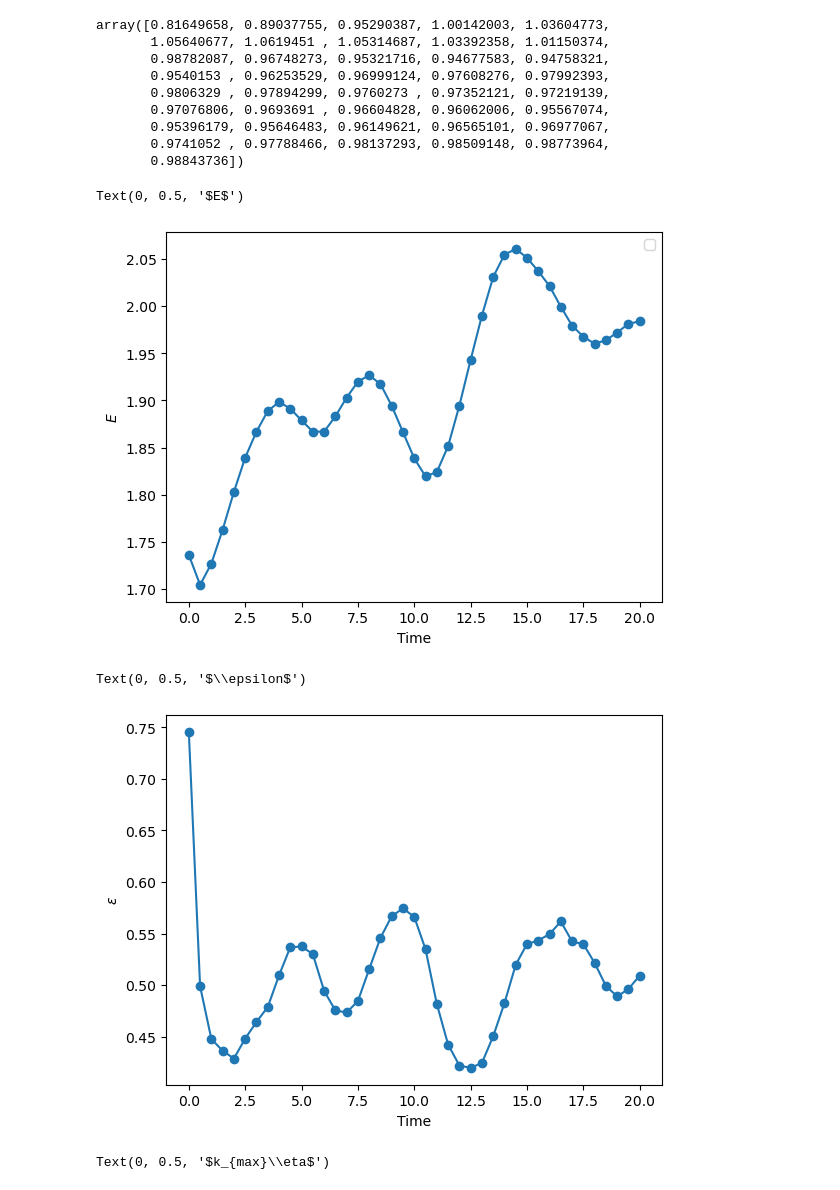
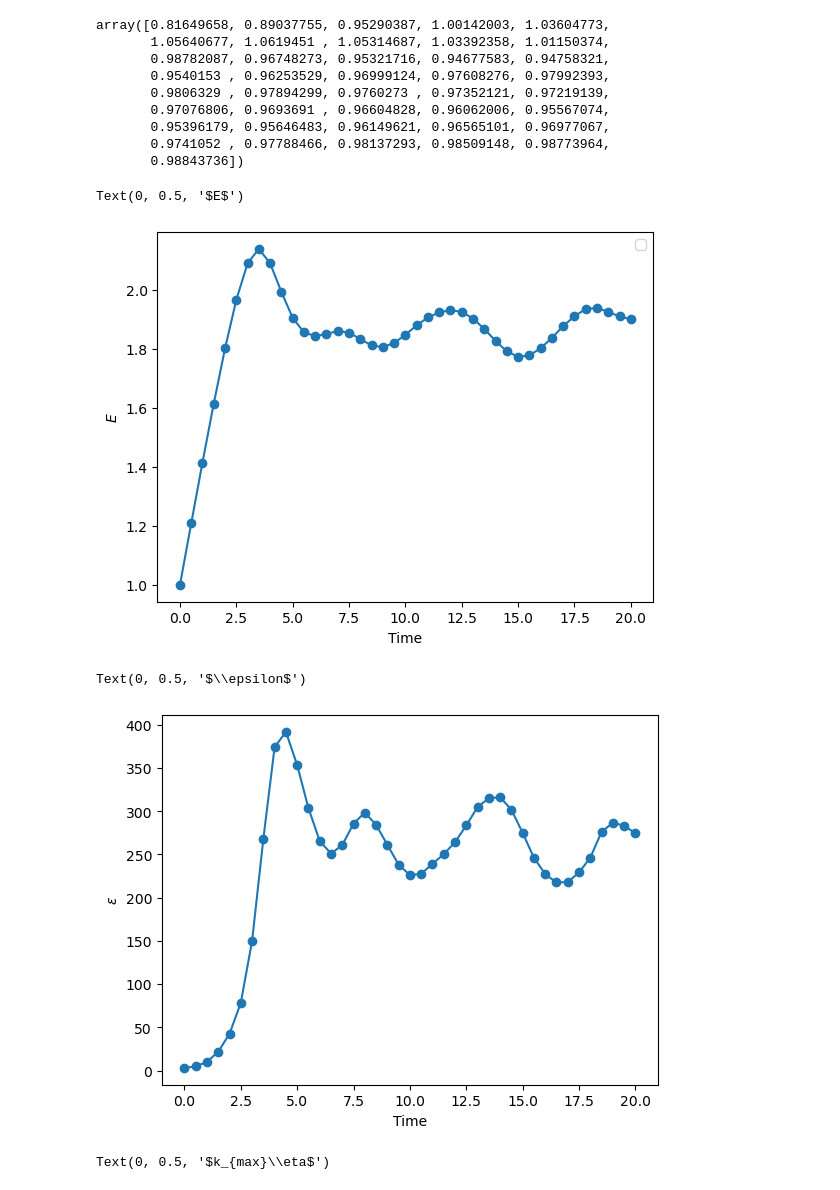
Before and after one commit to Rajarshi-prime/HIT_3D, a Jupyter notebook: plots.ipynb, the cells around one changed output. Cells and saved outputs as stored; diff of their text form; code cells hidden in the pictures.

```diff
--- a/plots.ipynb
+++ b/plots.ipynb
@@ -12,10 +12,10 @@ from scipy.fft import rfftn, irfftn,fftfreq
 # %% [markdown]
 ## Simulation details
 # %%
-N = 256
+N = 1024
 num_slabs = 256
 nu0 = 3.5 #! Viscosity for N = 1
-m = 1.5 #! Desired kmax*eta
+m = 2.0 #! Desired kmax*eta
 nu = nu0*(m/N)**(4/3)  #? scaling with resolution. For 512, nu = 0.002 with m = 2#! Need to add scaling for hyperviscosity
 # nu0 = 8.192 #! Viscosity for N = 1
 # nu0 = 4.714 #! Viscosity from Pope's 256 run
@@ -111,12 +111,12 @@ Kx = Ky = Kz = fftfreq(N,  1./N)*TWO_PI/L
 Kz = np.abs(Kz[:Nf])
 # %%
 # loadPath = lambda t : pathlib.Path(f"/mnt/pfs/rajarshi.chattopadhyay/codes/HIT_3D/data/forced_{isforcing}/N_{N}_Re_{1/nu:.1f}/time_{t:.1f}")
-loadPath = lambda t : pathlib.Path(f"/mnt/pfs/rajarshi.chattopadhyay/codes/HIT_3D/data/forced_True/N_256_Re_184.3/mrinal/time_{t:.1f}")
-# loadPath = lambda t : pathlib.Path(f"/mnt/pfs/ritwik.mukherjee/HIT_3D/data/forced_{isforcing}/N_{N}_Re_{1/nu:.1f}/time_{t:.1f}")
+# loadPath = lambda t : pathlib.Path(f"/mnt/pfs/rajarshi.chattopadhyay/codes/HIT_3D/data/forced_True/N_256_Re_184.3/mrinal/time_{t:.1f}")
+loadPath = lambda t : pathlib.Path(f"/mnt/pfs/ritwik.mukherjee/HIT_3D/data/forced_{isforcing}/N_{N}_Re_1259.9/time_{t:.1f}")
 # loadPath = lambda t : pathlib.Path(f"/home/rajarshi.chattopadhyay/python/3D-DNS/data/forced/N_128_Re_600.0/time_{t:.1f}")
 # loadPath = lambda t : pathlib.Path(f"./data/forced_{isforcing}/N_{N}_Re_{1/nu:.1f}/time_{t:.1f}")
 print(loadPath(0).exists())
-print(loadPath(0))
+# print(os.listdir((loadPath(0).parent.parent)))
 # "/mnt/pfs/rajarshi.chattopadhyay/3D-DNS/data/forced_True/N_128_Re_200.0/time_0.0"
 # %% [output]
 True
@@ -422,22 +422,22 @@ plt.xlabel('Time')
 plt.ylabel('$E$')
 # %% [output]
 Text(0, 0.5, '$E$')
-[figure, old version]
+[figure, new version]
 # %%
 # plt.plot(tload,eta,'x-')
-plt.plot(tload,2*nu*ens/(TWO_PI**3),'o-')
+plt.plot(tload,ens/(TWO_PI**3),'o-')
 # plt.plot(tload,pe,'o-')
 # plt.plot(tload,pe + ke,'o-')
 # plt.ylim(0,10)
 # plt.xlim(0,5.5)
 #plt.yscale('log',base = 2)
 plt.xlabel('Time')
 
 # plt.ylabel('$\Omega$')
 plt.ylabel('$\epsilon$')
 # %% [output]
 Text(0, 0.5, '$\\epsilon$')
-[figure, old version]
+[figure, new version]
 # %%
 plt.plot(tload,eta*(N//3),'x-')
 # plt.plot(tload,pe,'o-')
```
Also changed, not shown: parts of 5 cells of this notebook, 1 other file.
